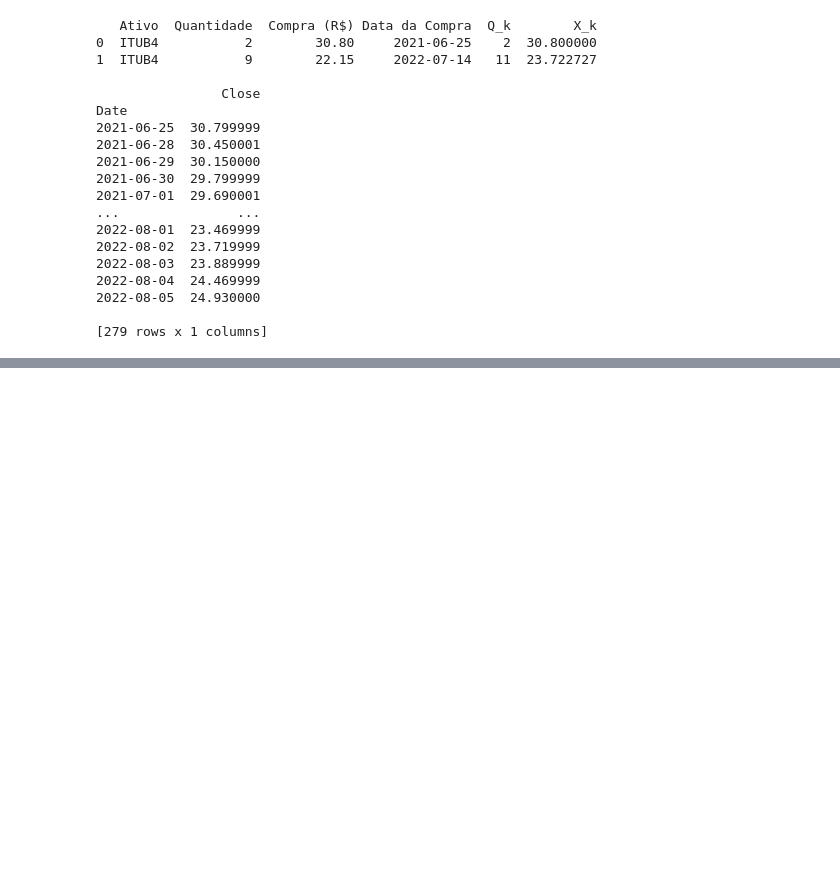
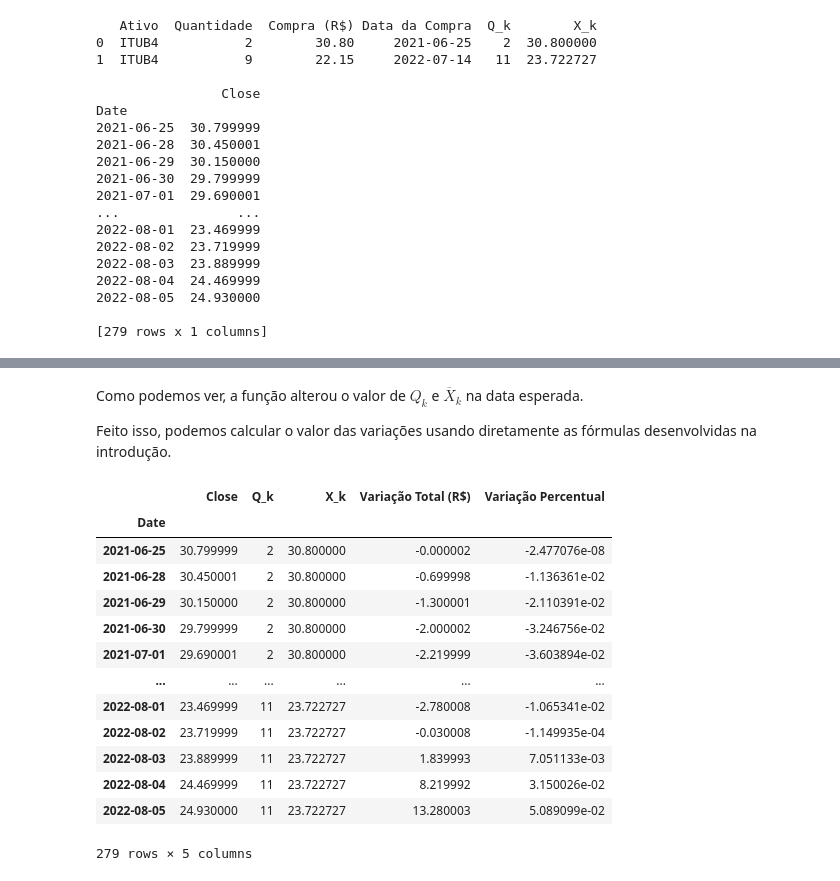
Before and after one commit to gabrielnrt/Testes, a Jupyter notebook: Mercado Financeiro/Códigos/AnaliseCarteira.ipynb, the cells around one changed output, grey strips where cells are left out. Drawn from its saved outputs; the diff is of its cells as text; code cells hidden in the pictures; blank space fills up the shorter version.

Commit message:
Cálculo das variações propriamente ditas.

```diff
--- a/Mercado Financeiro/Códigos/AnaliseCarteira.ipynb
+++ b/Mercado Financeiro/Códigos/AnaliseCarteira.ipynb
@@ -477,0 +514,6 @@ Timestamp('2021-06-25 00:00:00')
+# %%
+listaQ, listaX = Copias(subcarteira,df)
+
+print(listaQ)
+
+print(listaX)
@@ -477,0 +525,6 @@ Timestamp('2021-06-25 00:00:00')
+# %%
+df['Q_k'] = listaQ
+
+df['X_k'] = listaX
+
+df
@@ -477,0 +556,25 @@ Timestamp('2021-06-25 00:00:00')
+# %% [markdown]
+Como podemos ver, a função alterou o valor de $Q_k$ e $\overline{X}_k$ na data esperada.
+
+Feito isso, podemos calcular o valor das variações usando diretamente as fórmulas desenvolvidas na introdução.
+# %%
+df['Variação Total (R$)'] = df['Q_k'] * (df['Close'] - df['X_k'])
+
+df['Variação Percentual'] = (df['Close'] / df['X_k']) -1
+
+df
+# %% [output]
+|  | Close | Q_k | X_k | Variação Total (R$) | Variação Percentual |
+| Date |  |  |  |  |  |
+| 2021-06-25 | 30.799999 | 2 | 30.800000 | -0.000002 | -2.477076e-08 |
+| 2021-06-28 | 30.450001 | 2 | 30.800000 | -0.699998 | -1.136361e-02 |
+| 2021-06-29 | 30.150000 | 2 | 30.800000 | -1.300001 | -2.110391e-02 |
+| 2021-06-30 | 29.799999 | 2 | 30.800000 | -2.000002 | -3.246756e-02 |
+| 2021-07-01 | 29.690001 | 2 | 30.800000 | -2.219999 | -3.603894e-02 |
+| ... | ... | ... | ... | ... | ... |
+| 2022-08-01 | 23.469999 | 11 | 23.722727 | -2.780008 | -1.065341e-02 |
+| 2022-08-02 | 23.719999 | 11 | 23.722727 | -0.030008 | -1.149935e-04 |
+| 2022-08-03 | 23.889999 | 11 | 23.722727 | 1.839993 | 7.051133e-03 |
+| 2022-08-04 | 24.469999 | 11 | 23.722727 | 8.219992 | 3.150026e-02 |
+| 2022-08-05 | 24.930000 | 11 | 23.722727 | 13.280003 | 5.089099e-02 |
+279 rows × 5 columns
```
Also changed, not shown: parts of 10 cells of this notebook.
